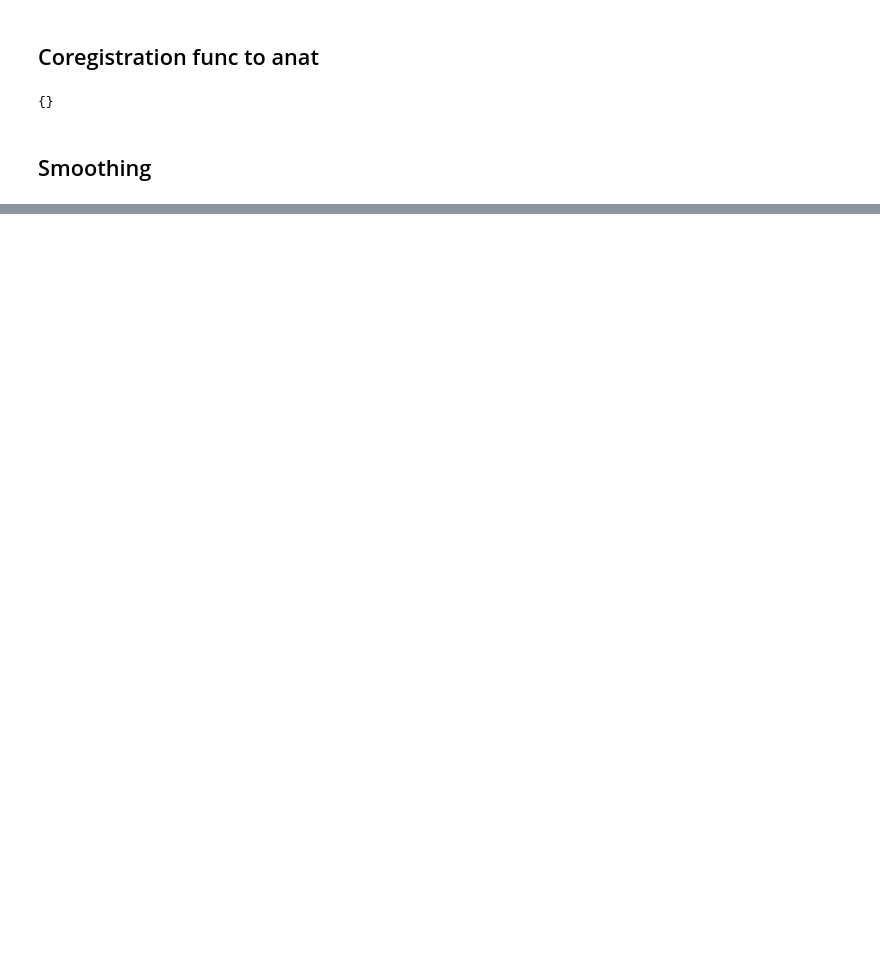
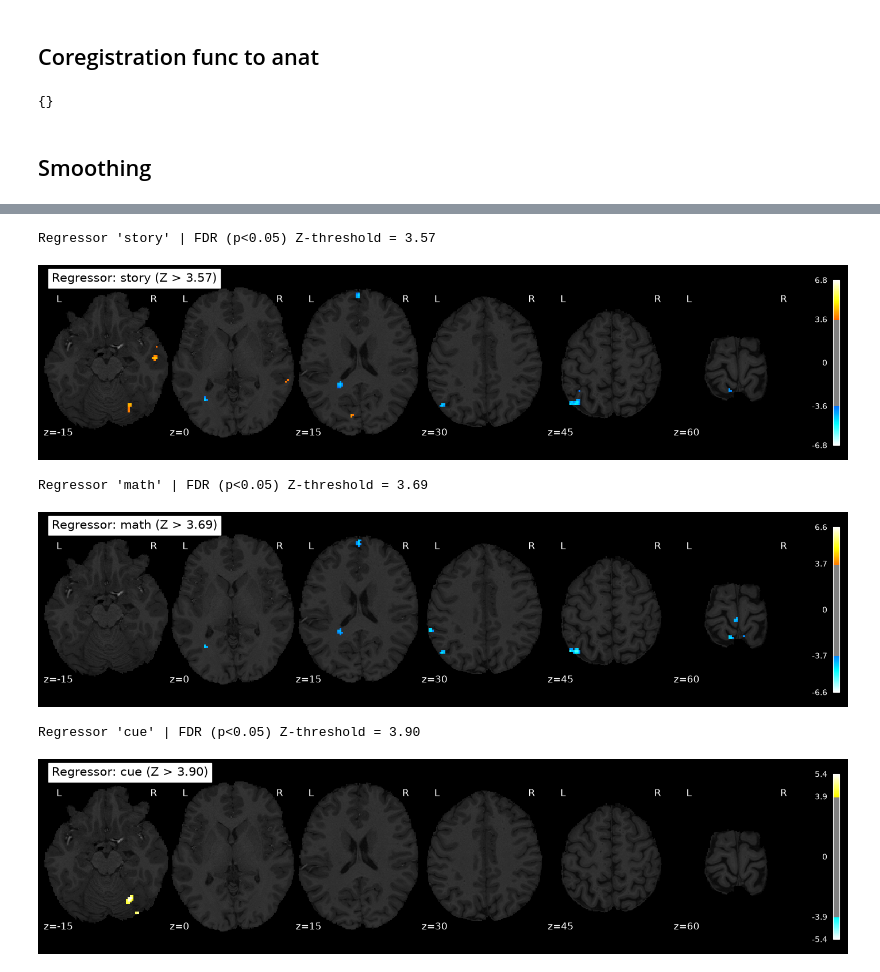
Before and after one commit to Nnouel/NSSP_Projects, a Jupyter notebook: G_code/01_Preprocessing.ipynb, the cells around one changed output, grey strips where cells are left out. Saved outputs shown, nothing was run; the diff lists cells and outputs as text; code cells hidden in the pictures; blank space fills up the shorter version.

```diff
--- a/G_code/01_Preprocessing.ipynb
+++ b/G_code/01_Preprocessing.ipynb
@@ -401,0 +509,57 @@ FileNotFoundError: [Errno 2] No such file or directory: '.../.gitignore'
+# %%
+### 3c) Fit the First-Level GLM (with Brain Mask) and Plot Task Regressors
+from nilearn.image import resample_to_img
+
+# Resample anatomical brain mask to fMRI space to eliminate out-of-brain air voxels
+func_mask = resample_to_img(
+    op.join(preproc_root, 'anat', 'T1_biascorr_brain_mask.nii.gz'),
+    smoothed_fmri_path,
+    interpolation='nearest'
+)
+
+fmri_glm = FirstLevelModel(
+    t_r=tr,
+    noise_model='ar1',
+    standardize=False,
+    hrf_model='glover',
+    drift_model='cosine',
+    high_pass=0.01,
+    mask_img=func_mask,
+    smoothing_fwhm=None,
+    minimize_memory=False
+)
+
+fmri_glm = fmri_glm.fit(smoothed_fmri_path, design_matrices=design_matrix)
+
+# Plot statistical maps for each task regressor ('story', 'math', 'cue')
+for reg in ['story', 'math', 'cue']:
+    z_map = fmri_glm.compute_contrast(reg, output_type='z_score')
+    clean_map, thresh = threshold_stats_img(
+        z_map, alpha=0.05, height_control='fdr', cluster_threshold=10
+    )
+    print(f"Regressor '{reg}' | FDR (p<0.05) Z-threshold = {thresh:.2f}")
+
+    if np.isinf(thresh):
+        clean_map, thresh = threshold_stats_img(
+            z_map, alpha=0.001, height_control='fpr', cluster_threshold=10
+        )
+        print(f"  -> Using uncorrected p<0.001 threshold Z = {thresh:.2f}")
+
+    plot_stat_map(
+        clean_map,
+        bg_img=skull_stripped_t1,
+        threshold=thresh,
+        display_mode='z',
+        cut_coords=[-15, 0, 15, 30, 45, 60],
+        black_bg=True,
+        title=f"Regressor: {reg} (Z > {thresh:.2f})"
+    )
+    plt.savefig(op.join(image_root, f"GLM_map_{reg}.png"), dpi=300)
+    plt.show()
+# %% [output]
+Regressor 'story' | FDR (p<0.05) Z-threshold = 3.57
+[figure, added]
+Regressor 'math' | FDR (p<0.05) Z-threshold = 3.69
+[figure, added]
+Regressor 'cue' | FDR (p<0.05) Z-threshold = 3.90
+[figure, added]
```
Also changed, not shown: parts of 13 cells of this notebook, 10 other files.
